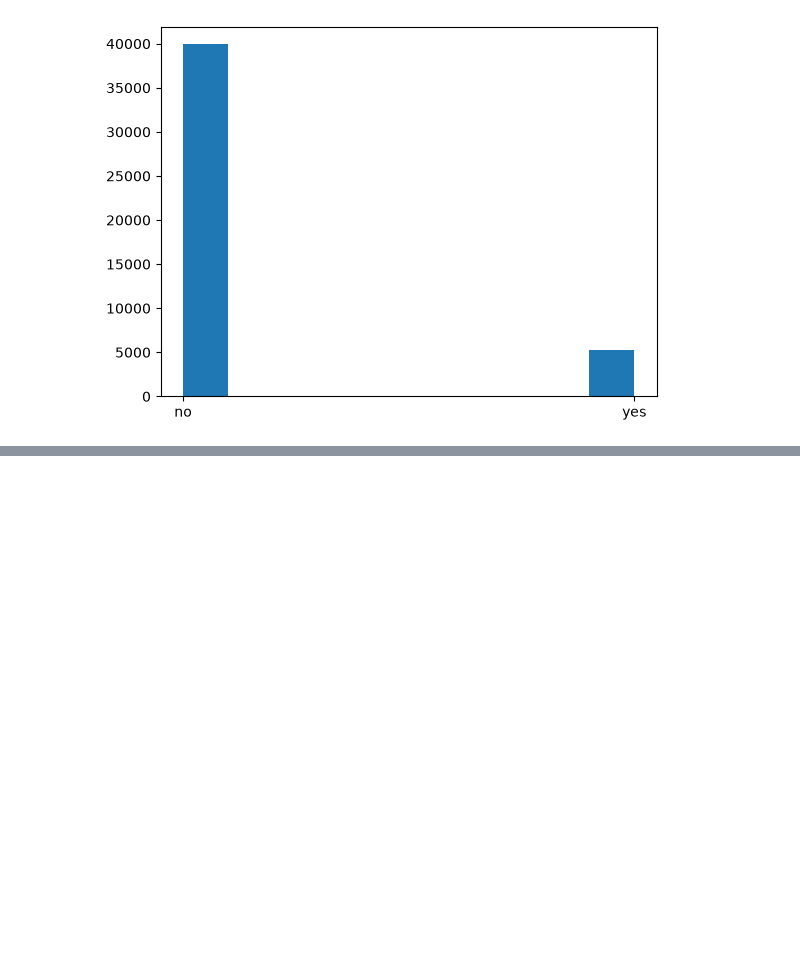
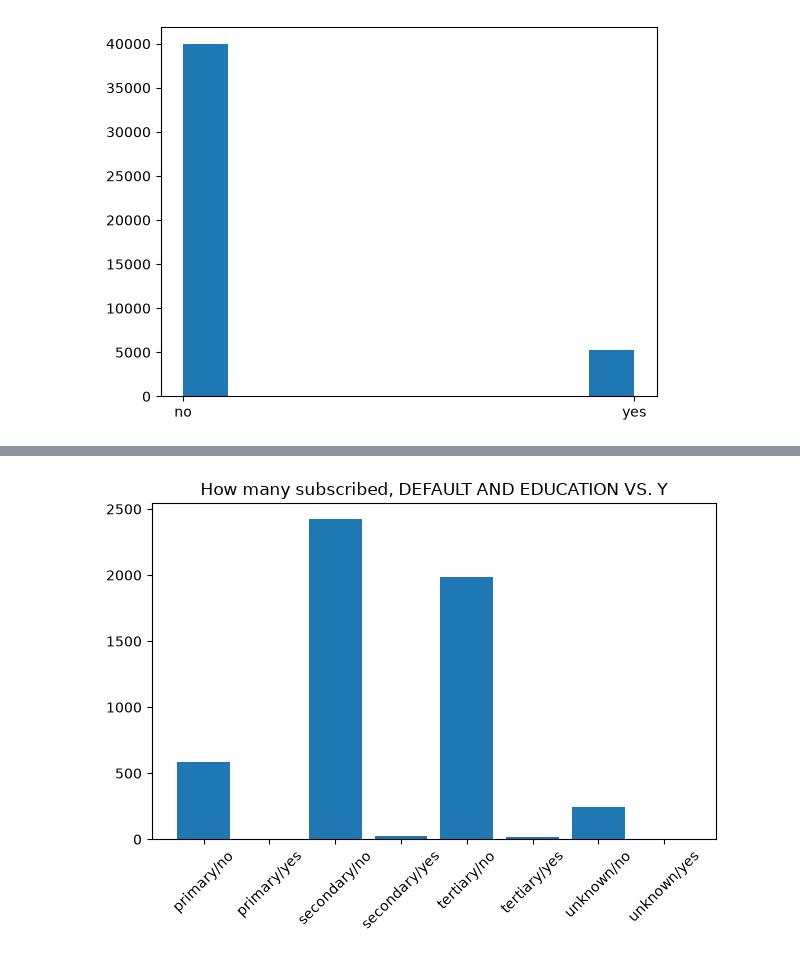
Before and after one commit to skillsharer/nba-practice, a Jupyter notebook: data/explore.ipynb, the cells around one changed output, grey strips where cells are left out. Drawn from its saved outputs; the diff is of its cells as text; code cells hidden in the pictures; blank space fills up the shorter version.

```diff
--- a/data/explore.ipynb
+++ b/data/explore.ipynb
@@ -86,0 +151,8 @@ box_plot(dataset.campaign, dataset.y, "# OF CONTACTS DURING THIS CAMP. vs. Y_TRU
+# %%
+# Lets see how many people defaulted and whats their education who subscribed.
+grouped = dataset.groupby(["education", "default"])
+rates = grouped["y_numeric"].sum()
+categories = ["/".join(r) for r in rates.index]
+categorical_plot(categories, rates.values, "How many subscribed, DEFAULT AND EDUCATION VS. Y")
+# %% [output]
+[figure, added]
```
Also changed, not shown: parts of 6 cells of this notebook.
